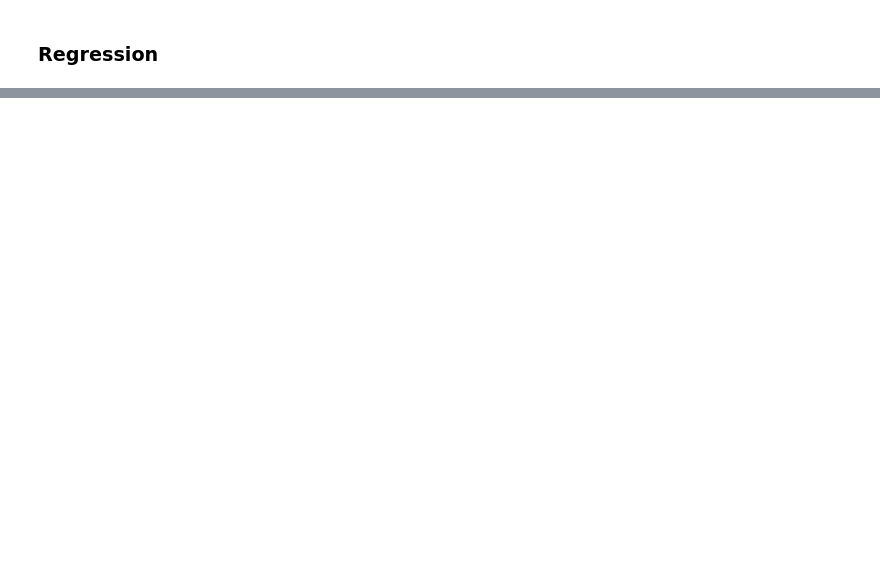
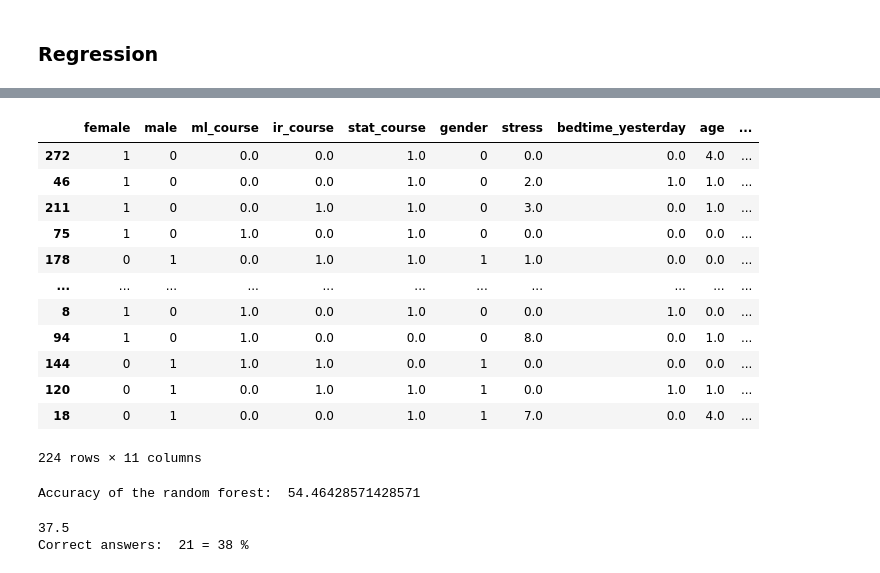
Before and after one commit to NatasjaWezel/DataMiningTechniques, a Jupyter notebook: assignment1_task1.ipynb, the cells around one changed output, grey strips where cells are left out. Cells and saved outputs as stored; diff of their text form; code cells hidden in the pictures; blank space fills up the shorter version.

```diff
--- a/assignment1_task1.ipynb
+++ b/assignment1_task1.ipynb
@@ -724,0 +946,35 @@ regression(df_new)
+# %%
+X_train
+# %% [output]
+|  | female | male | ml_course | ir_course | stat_course | gender | stress | bedtime_yesterday | age | ... |
+| 272 | 1 | 0 | 0.0 | 0.0 | 1.0 | 0 | 0.0 | 0.0 | 4.0 | ... |
+| 46 | 1 | 0 | 0.0 | 0.0 | 1.0 | 0 | 2.0 | 1.0 | 1.0 | ... |
+| 211 | 1 | 0 | 0.0 | 1.0 | 1.0 | 0 | 3.0 | 0.0 | 1.0 | ... |
+| 75 | 1 | 0 | 1.0 | 0.0 | 1.0 | 0 | 0.0 | 0.0 | 0.0 | ... |
+| 178 | 0 | 1 | 0.0 | 1.0 | 1.0 | 1 | 1.0 | 0.0 | 0.0 | ... |
+| ... | ... | ... | ... | ... | ... | ... | ... | ... | ... | ... |
+| 8 | 1 | 0 | 1.0 | 0.0 | 1.0 | 0 | 0.0 | 1.0 | 0.0 | ... |
+| 94 | 1 | 0 | 1.0 | 0.0 | 0.0 | 0 | 8.0 | 0.0 | 1.0 | ... |
+| 144 | 0 | 1 | 1.0 | 1.0 | 0.0 | 1 | 0.0 | 0.0 | 0.0 | ... |
+| 120 | 0 | 1 | 0.0 | 1.0 | 1.0 | 1 | 0.0 | 1.0 | 1.0 | ... |
+| 18 | 0 | 1 | 0.0 | 0.0 | 1.0 | 1 | 7.0 | 0.0 | 4.0 | ... |
+224 rows × 11 columns
+# %%
+# Random forest
+random_forest = RandomForestClassifier(n_estimators=90, max_depth=5, random_state=1)
+random_forest.fit(X_train, Y_train)
+Y_pred = random_forest.predict(X_test)
+
+
+acc_random_forest = random_forest.score(X_train, Y_train) * 100
+print("Accuracy of the random forest: ", acc_random_forest)
+
+# print(Y_pred, Y_test)
+# %% [output]
+Accuracy of the random forest:  54.46428571428571
+# %%
+acc_random_forest = random_forest.score(X_test, Y_test) * 100
+print("Accuracy = ", acc_random_forest)
+# %% [output]
+37.5
+Correct answers:  21 = 38 %
```
Also changed, not shown: parts of 35 cells of this notebook, 3 other files.
